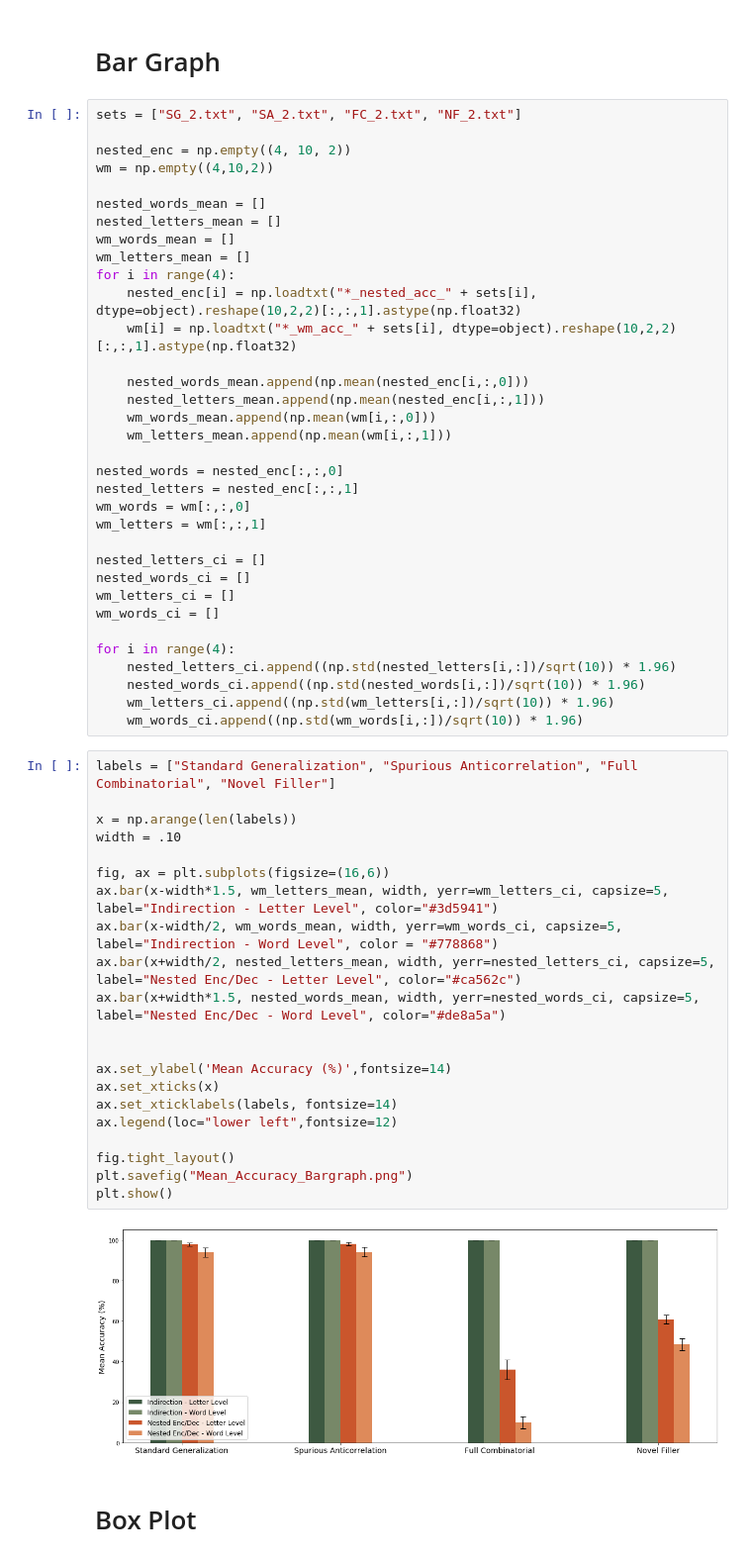
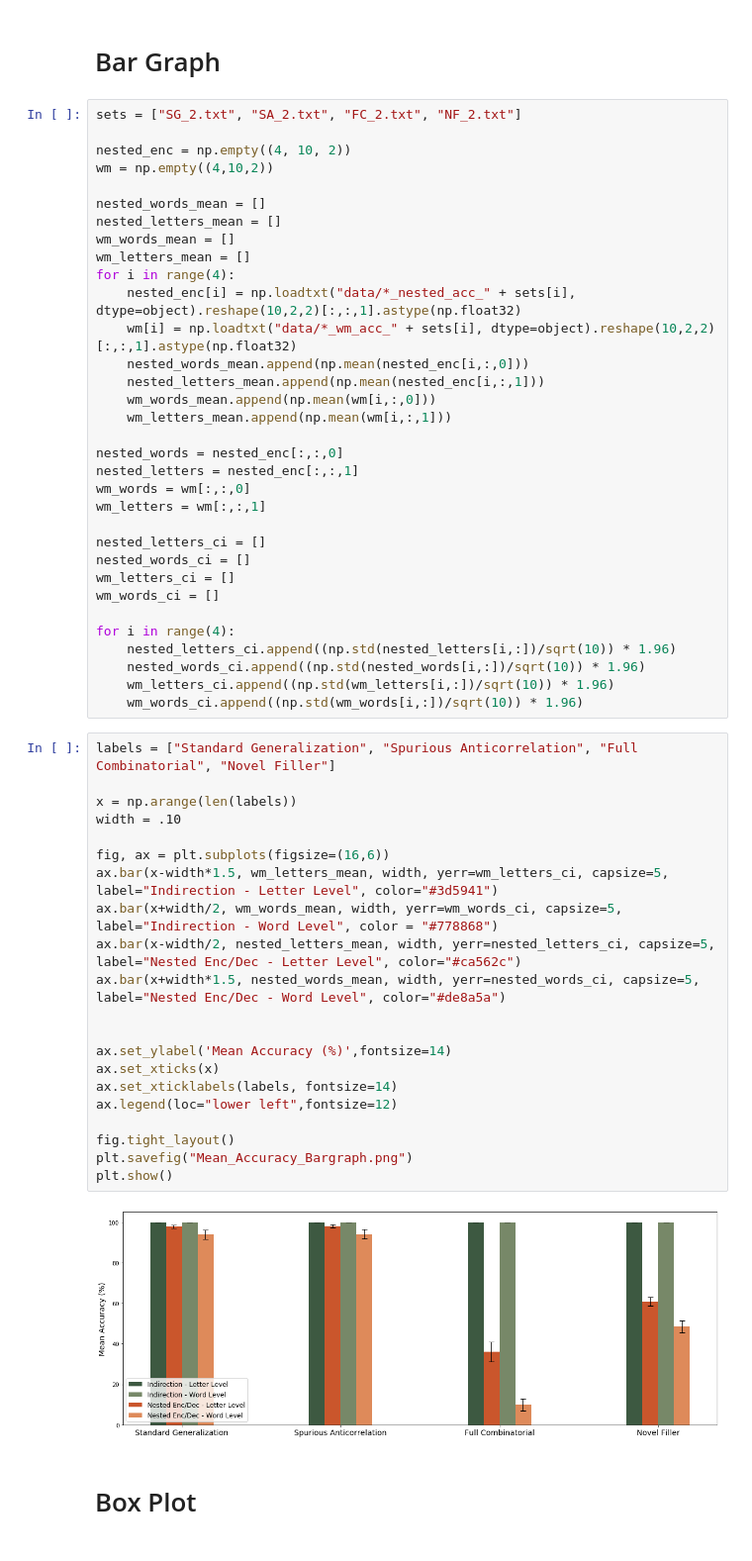
Before and after one commit to ChaningBlake/novel_role_filler_generalization, a Jupyter notebook: figures/create_plots.ipynb, the cells around one changed output. Shown at 99% size. Saved outputs shown, nothing was run; the diff lists cells and outputs as text.

```diff
--- a/figures/create_plots.ipynb
+++ b/figures/create_plots.ipynb
@@ -17,9 +20,8 @@ nested_letters_mean = []
 wm_words_mean = []
 wm_letters_mean = []
 for i in range(4):
-    nested_enc[i] = np.loadtxt("*_nested_acc_" + sets[i], dtype=object).reshape(10,2,2)[:,:,1].astype(np.float32)
-    wm[i] = np.loadtxt("*_wm_acc_" + sets[i], dtype=object).reshape(10,2,2)[:,:,1].astype(np.float32)
-
+    nested_enc[i] = np.loadtxt("data/*_nested_acc_" + sets[i], dtype=object).reshape(10,2,2)[:,:,1].astype(np.float32)
+    wm[i] = np.loadtxt("data/*_wm_acc_" + sets[i], dtype=object).reshape(10,2,2)[:,:,1].astype(np.float32)
     nested_words_mean.append(np.mean(nested_enc[i,:,0]))
     nested_letters_mean.append(np.mean(nested_enc[i,:,1]))
     wm_words_mean.append(np.mean(wm[i,:,0]))
@@ -43,26 +45,26 @@ for i in range(4):
 # %%
 labels = ["Standard Generalization", "Spurious Anticorrelation", "Full Combinatorial", "Novel Filler"]
 
 x = np.arange(len(labels))
 width = .10
 
 fig, ax = plt.subplots(figsize=(16,6))
 ax.bar(x-width*1.5, wm_letters_mean, width, yerr=wm_letters_ci, capsize=5, label="Indirection - Letter Level", color="#3d5941")
-ax.bar(x-width/2, wm_words_mean, width, yerr=wm_words_ci, capsize=5, label="Indirection - Word Level", color = "#778868")
-ax.bar(x+width/2, nested_letters_mean, width, yerr=nested_letters_ci, capsize=5, label="Nested Enc/Dec - Letter Level", color="#ca562c")
+ax.bar(x+width/2, wm_words_mean, width, yerr=wm_words_ci, capsize=5, label="Indirection - Word Level", color = "#778868")
+ax.bar(x-width/2, nested_letters_mean, width, yerr=nested_letters_ci, capsize=5, label="Nested Enc/Dec - Letter Level", color="#ca562c")
 ax.bar(x+width*1.5, nested_words_mean, width, yerr=nested_words_ci, capsize=5, label="Nested Enc/Dec - Word Level", color="#de8a5a")
 
 
 ax.set_ylabel('Mean Accuracy (%)',fontsize=14)
 ax.set_xticks(x)
 ax.set_xticklabels(labels, fontsize=14)
 ax.legend(loc="lower left",fontsize=12)
 
 fig.tight_layout()
 plt.savefig("Mean_Accuracy_Bargraph.png")
 plt.show()
 # %% [output]
-[figure, old version]
+[figure, new version]
 # %% [markdown]
 # Box Plot
 # %%
```
Also changed, not shown: parts of 1 cell of this notebook, 13 other files.
